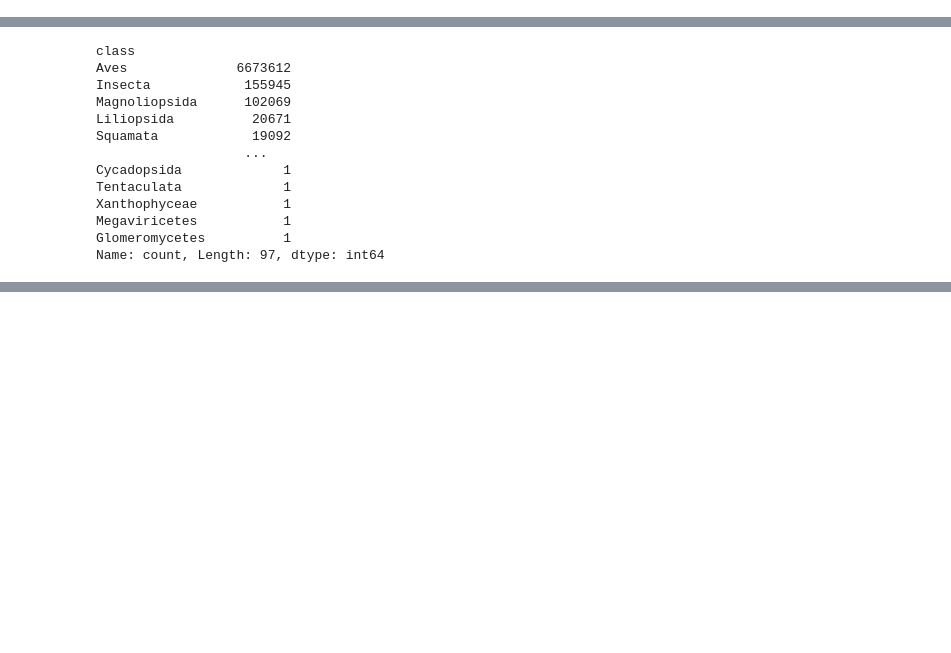
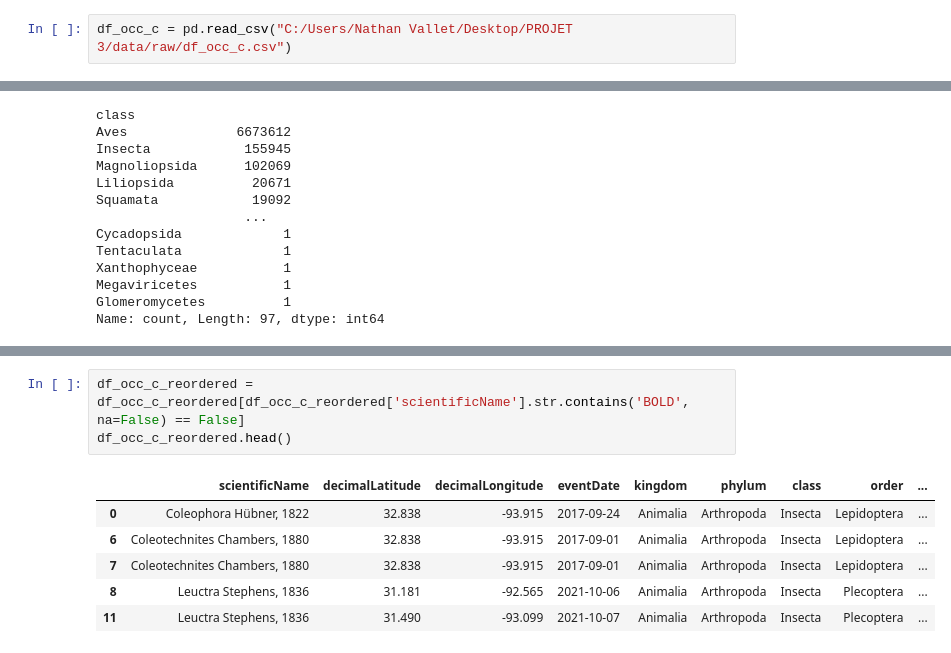
Before and after one commit to SwingBox/BayouWatch, a Jupyter notebook: notebooks/cleaning_occ.ipynb, the cells around one changed output, grey strips where cells are left out. Cells and saved outputs as stored; diff of their text form; blank space fills up the shorter version.

```diff
--- a/notebooks/cleaning_occ.ipynb
+++ b/notebooks/cleaning_occ.ipynb
@@ -6,6 +10,8 @@ df_occ = pd.read_csv("C:/Users/Nathan Vallet/Desktop/PROJET 3/data/raw/df_occ.cs
 csv_path = "C:/Users/Nathan Vallet/Desktop/PROJET 3/data/raw/df_occ_c.csv"
 df_occ_c = df_occ.copy()
 df_occ_c.to_csv(csv_path, index=False)
+# %%
+df_occ_c = pd.read_csv("C:/Users/Nathan Vallet/Desktop/PROJET 3/data/raw/df_occ_c.csv")
 # %%
 ------------------- NE PAS EXECUTER ----------------------
 
@@ -98,3 +114,13 @@ df_occ_c.head()
 | 7 | Coleotechnites Chambers, 1880 | 32.838 | -93.915 | 2017-09-01 | NaN | Insecta | Gelechiidae | Coleotechnites | ... |
 | 8 | Leuctra Stephens, 1836 | 31.181 | -92.565 | 2021-10-06 | NaN | Insecta | Leuctridae | Leuctra | ... |
 | 11 | Leuctra Stephens, 1836 | 31.490 | -93.099 | 2021-10-07 | NaN | Insecta | Leuctridae | Leuctra | ... |
+# %%
+df_occ_c_reordered = df_occ_c_reordered[df_occ_c_reordered['scientificName'].str.contains('BOLD', na=False) == False]
+df_occ_c_reordered.head()
+# %% [output]
+|  | scientificName | decimalLatitude | decimalLongitude | eventDate | kingdom | phylum | class | order | ... |
+| 0 | Coleophora Hübner, 1822 | 32.838 | -93.915 | 2017-09-24 | Animalia | Arthropoda | Insecta | Lepidoptera | ... |
+| 6 | Coleotechnites Chambers, 1880 | 32.838 | -93.915 | 2017-09-01 | Animalia | Arthropoda | Insecta | Lepidoptera | ... |
+| 7 | Coleotechnites Chambers, 1880 | 32.838 | -93.915 | 2017-09-01 | Animalia | Arthropoda | Insecta | Lepidoptera | ... |
+| 8 | Leuctra Stephens, 1836 | 31.181 | -92.565 | 2021-10-06 | Animalia | Arthropoda | Insecta | Plecoptera | ... |
+| 11 | Leuctra Stephens, 1836 | 31.490 | -93.099 | 2021-10-07 | Animalia | Arthropoda | Insecta | Plecoptera | ... |
```
Also changed, not shown: parts of 14 cells of this notebook.
